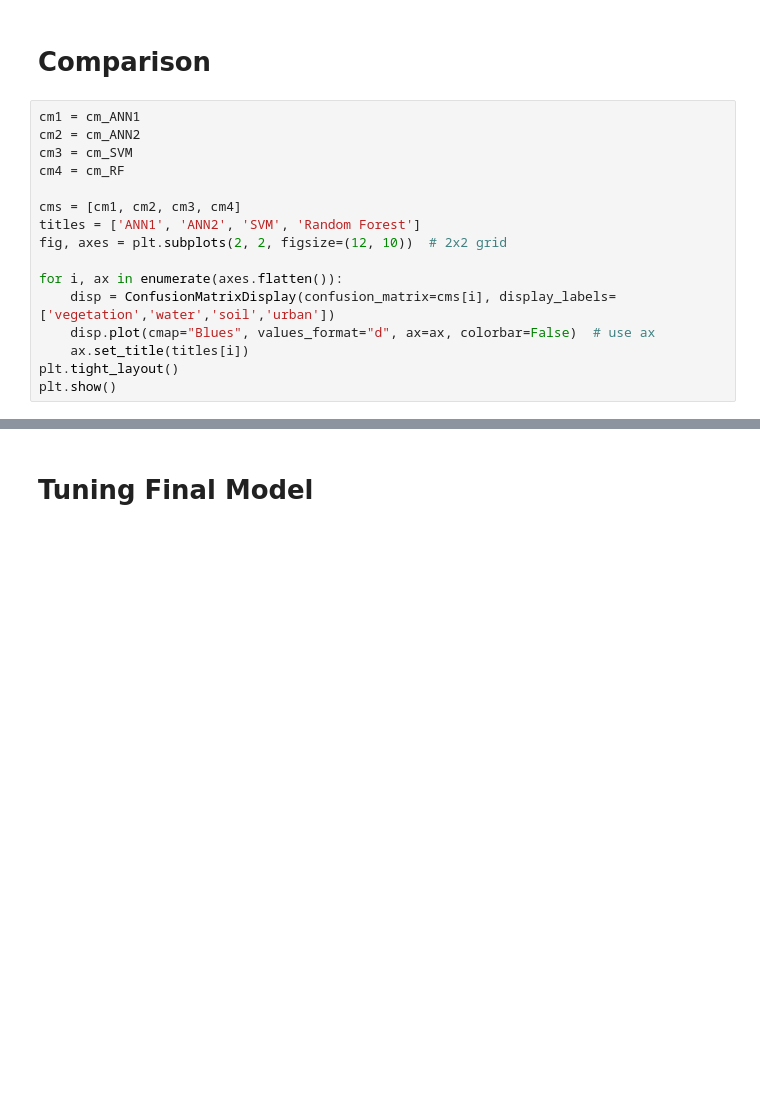
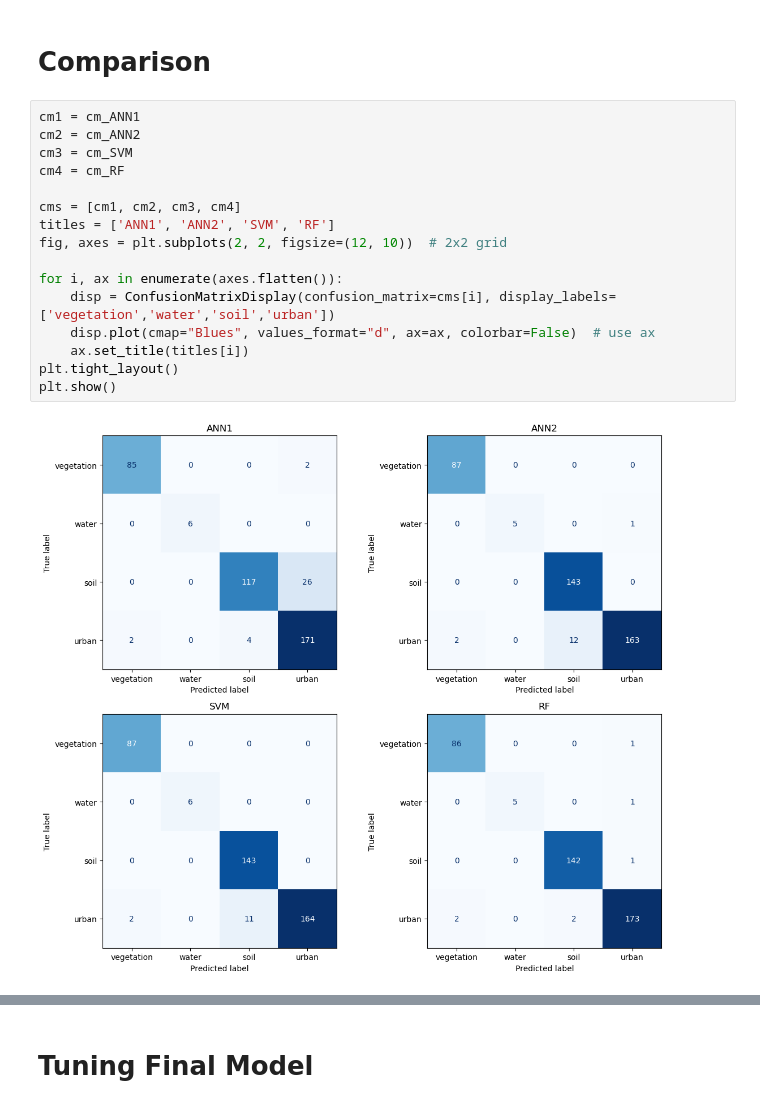
Before and after one commit to SvevaZ/EO_Advanced_project, a Jupyter notebook: Model selection.ipynb, the cells around one changed output, grey strips where cells are left out. Cells and saved outputs as stored; diff of their text form; blank space fills up the shorter version.

```diff
--- a/Model selection.ipynb
+++ b/Model selection.ipynb
@@ -266,19 +367,21 @@ plt.show()
 # %%
 cm1 = cm_ANN1
 cm2 = cm_ANN2
 cm3 = cm_SVM
 cm4 = cm_RF
 
 cms = [cm1, cm2, cm3, cm4]
-titles = ['ANN1', 'ANN2', 'SVM', 'Random Forest']
+titles = ['ANN1', 'ANN2', 'SVM', 'RF']
 fig, axes = plt.subplots(2, 2, figsize=(12, 10))  # 2x2 grid
 
 for i, ax in enumerate(axes.flatten()):
     disp = ConfusionMatrixDisplay(confusion_matrix=cms[i], display_labels=['vegetation','water','soil','urban'])
     disp.plot(cmap="Blues", values_format="d", ax=ax, colorbar=False)  # use ax
     ax.set_title(titles[i])
 plt.tight_layout()
 plt.show()
+# %% [output]
+[figure, added]
 # %%
 print("Accuracy")
 print("ANN1:", val_accuracy_ANN1)
```
Also changed, not shown: parts of 18 cells of this notebook, 5 other files.
